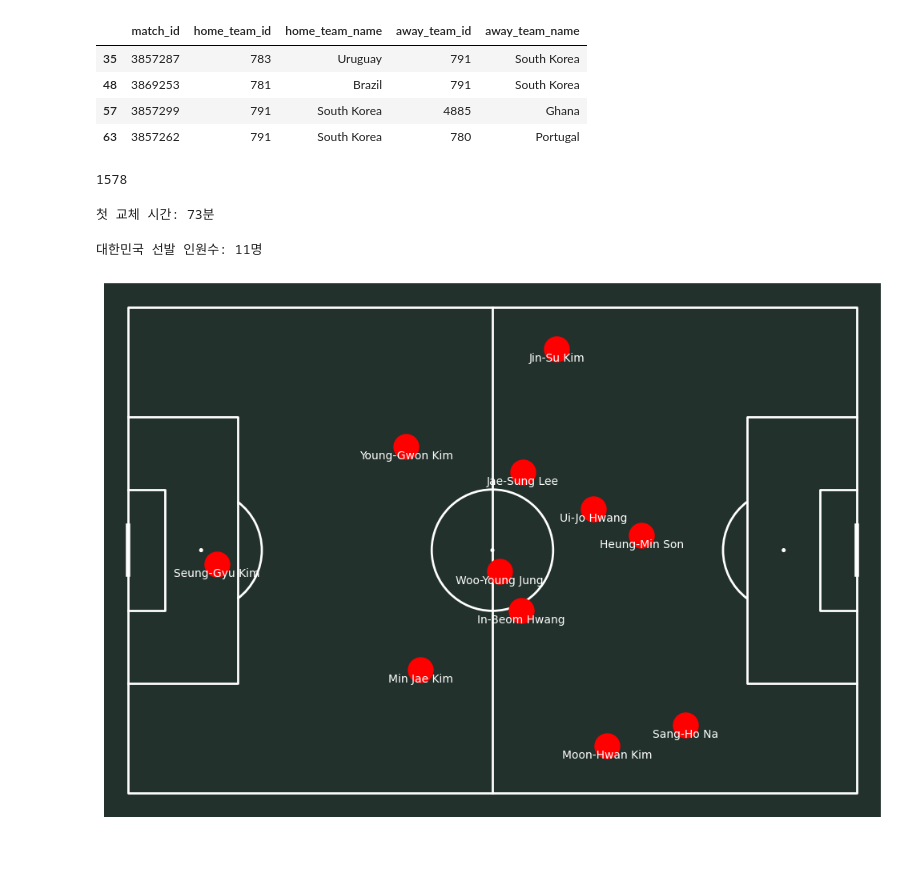
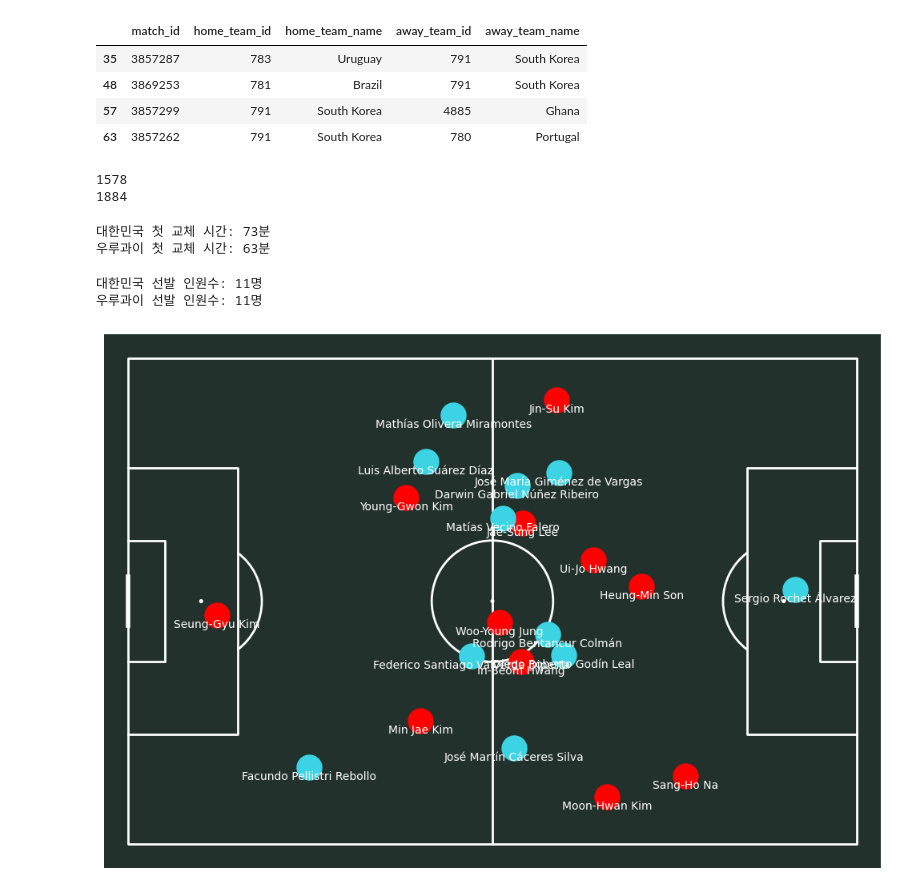
Before and after one commit to 0jyyyyy/Soccer_Lens, a Jupyter notebook: Tactics_lab/World_cup/2022/korea_uruguay.ipynb, the cells around one changed output. Saved outputs shown, nothing was run; the diff lists cells and outputs as text; code cells hidden in the pictures; blank space fills up the shorter version.

Commit message:
feat:ur_sub_scatter

```diff
--- a/Tactics_lab/World_cup/2022/korea_uruguay.ipynb
+++ b/Tactics_lab/World_cup/2022/korea_uruguay.ipynb
@@ -52,52 +52,85 @@ df_event, df_realted, df_freeze, df_tactics = parser.event(3857287)
 # 대한민국 데이터만 필터링 (대괄로 감싸는건 필수)
 df_kor_event = df_event[df_event['team_name'] == 'South Korea']
 
+# 우루과이 데이터만 필터링
+df_ur_event = df_event[df_event['team_name'] == 'Uruguay']
 # 이벤트 개수 확인
 print(len(df_kor_event))
+print(len(df_ur_event))
 # %% [output]
 1578
+1884
 # %%
 # 교체 발생 필터링
 kor_sub_events = df_kor_event[df_kor_event['type_name'] == 'Substitution']
+ur_sub_events = df_ur_event[df_ur_event['type_name'] == "Substitution"]
 
 # 첫 교체 시간 구하기
-first_sub_min = kor_sub_events.iloc[0]['minute']
+first_kor_sub_min = kor_sub_events.iloc[0]['minute']
+first_ur_sub_min = ur_sub_events.iloc[0]['minute']
 
-print(f"첫 교체 시간: {first_sub_min}분")
+print(f"대한민국 첫 교체 시간: {first_kor_sub_min}분")
+print(f"우루과이 첫 교체 시간: {first_ur_sub_min}분")
 # %% [output]
-첫 교체 시간: 73분
+대한민국 첫 교체 시간: 73분
+우루과이 첫 교체 시간: 63분
 # %%
-passes = df_kor_event[
-    (df_kor_event['minute'] < first_sub_min) &
+kor_passes = df_kor_event[
+    (df_kor_event['minute'] < first_kor_sub_min) &
     (df_kor_event['type_name'] == 'Pass') &
     (df_kor_event['outcome_name'].isna())
 ]
+ur_passes = df_ur_event[
+    (df_ur_event['minute'] < first_ur_sub_min) &
+    (df_ur_event['type_name'] == 'Pass') &
+    (df_ur_event['outcome_name'].isna())
+]
 # %%
 # 대한민국 선수별 평균 좌표 계산하기
-kor_player_coords = passes.groupby('player_name')[['x', 'y']].mean().reset_index()
+kor_player_coords = kor_passes.groupby('player_name')[['x', 'y']].mean().reset_index()
+# 우루과이 선수별 평균 좌표 계산하기
+ur_player_coords = ur_passes.groupby('player_name')[['x', 'y']].mean().reset_index()
 
 print(f'대한민국 선발 인원수: {len(kor_player_coords)}명')
+print(f'우루과이 선발 인원수: {len(ur_player_coords)}명')
 # %% [output]
 대한민국 선발 인원수: 11명
+우루과이 선발 인원수: 11명
 # %%
 pitch = Pitch(pitch_type='statsbomb' , pitch_color='#22312b', line_color='white')
 fig, ax = pitch.draw(figsize=(10,7))
 
 # 1. 대한민국 (붉은 점 찍기)
 pitch.scatter(
     kor_player_coords['x'],
     kor_player_coords['y'],
     s=500,
     color='red',
     ax=ax
     )
 
-# 2. 이름 표시 (반복문으로 채우기)
+# 1-1. 우루과이 (하늘색 점 찍기)
+pitch.scatter(
+    120-ur_player_coords['x'],
+    ur_player_coords['y'],
+    s=500,
+    color='#3cd4e5',
+    ax=ax
+    )
+
+# 2. 대한민국 선수 이름 표시 (반복문으로 채우기)
 for idx, row in kor_player_coords.iterrows():
     pitch.annotate(
         text=row['player_name'],
         xy=(row['x'], row['y'] + 2),
         c='white', ha='center', ax= ax
     )
+# 2-1. 우루과이 선수 이름 표시
+for idx, row in ur_player_coords.iterrows():
+    pitch.annotate(
+        text=row['player_name'],
+        xy=(120-row['x'], row['y'] + 2),
+        c='white', ha='center', ax= ax
+    )
 # %% [output]
-[figure, old version]
+[figure, new version]
```
